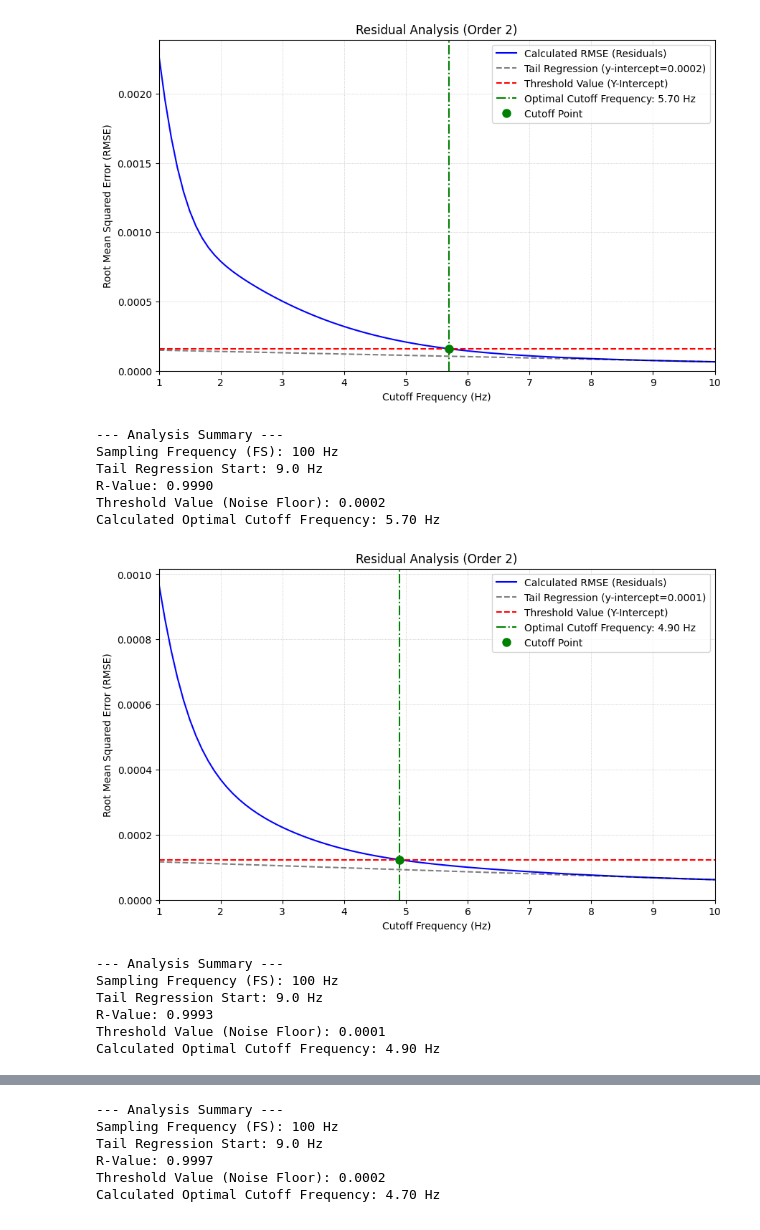
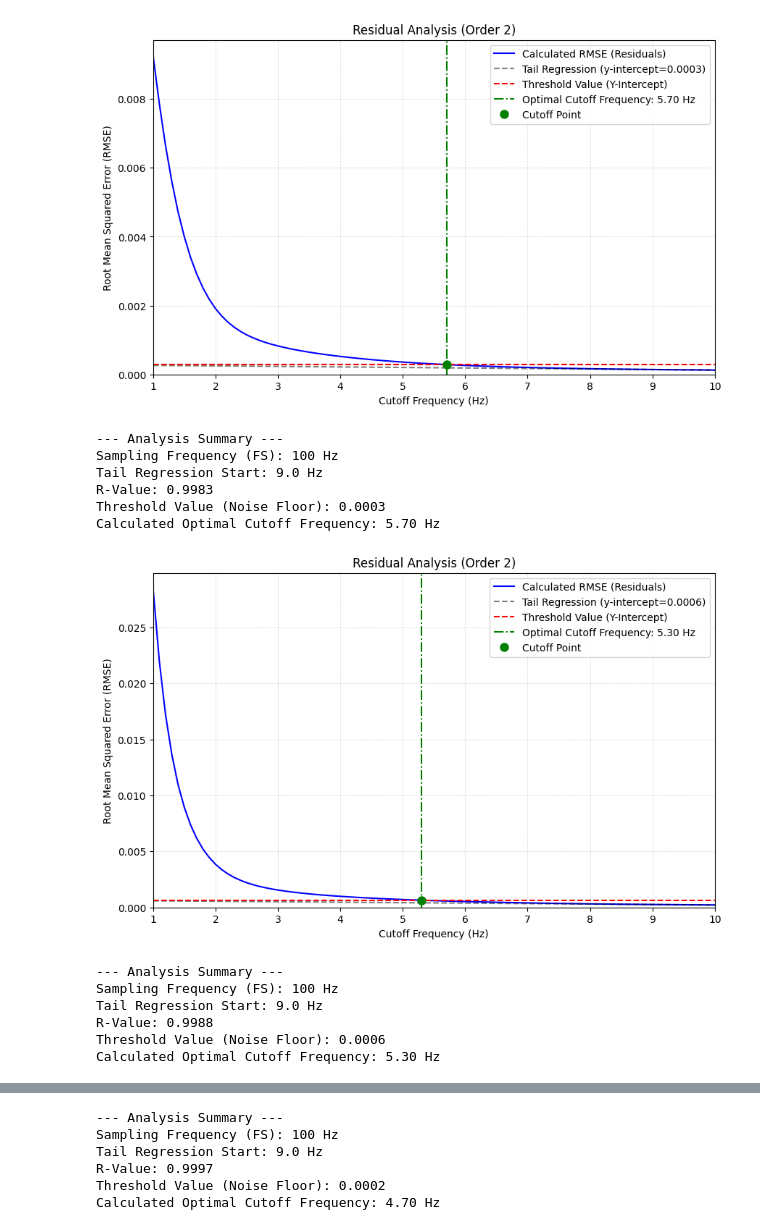
Before and after one commit to magictoene/Biomechanics, a Jupyter notebook: residualAnalysis.ipynb, the cells around one changed output, grey strips where cells are left out. Cells and saved outputs as stored; diff of their text form; code cells hidden in the pictures.

```diff
--- a/residualAnalysis.ipynb
+++ b/residualAnalysis.ipynb
@@ -37,19 +37,19 @@ FS = 100        # Sampling Frequency (Hz)
 gait_data = pd.read_csv('Trial0003_str11.tsv', delimiter='\t', header=10)
 plank_data = pd.read_csv('Trial0016_Plank_Leg_arm_raise.tsv', delimiter='\t', header=10)
 
-heel_x_plank = plank_data['17 - R_Heel X'] / 1000
-heel_z_plank = plank_data['17 - R_Heel Z'] / 1000
+ankle_x_plank = plank_data['10 - L_Ankle X'] / 1000
+ankle_z_plank = plank_data['10 - L_Ankle Z'] / 1000
 
 hip_x_plank = plank_data['14 - R_Hip X'] / 1000
 hip_z_plank = plank_data['14 - R_Hip Z'] / 1000
 
-heel_x_gait = gait_data['17 - R_Heel X'] / 1000
-heel_z_gait = gait_data['17 - R_Heel Z'] / 1000
+ankle_x_gait = gait_data['10 - L_Ankle Z'] / 1000
+ankle_z_gait = gait_data['10 - L_Ankle Z'] / 1000
 
 hip_x_gait = gait_data['14 - R_Hip X'] / 1000
 hip_z_gait = gait_data['14 - R_Hip Z'] / 1000
 
-data = [heel_x_plank, heel_z_plank, hip_x_plank, hip_z_plank, heel_x_gait, heel_z_gait, hip_x_gait, hip_z_gait]
+data = [ankle_x_plank, ankle_z_plank, hip_x_plank, hip_z_plank, ankle_x_gait, ankle_z_gait, hip_x_gait, hip_z_gait]
 
 
 for element in data:
@@ -115,43 +115,43 @@ for element in data:
     plt.plot(cutoff_frequencies, tail_fit_line, 'k--', alpha=0.5, label=f'Tail Regression (y-intercept={threshold_value:.4f})')
 
     # Plot the Threshold Value (Red Dashed Line)
     plt.axhline(threshold_value, color='r', linestyle='--', label=f'Threshold Value (Y-Intercept)')
 
     # Highlight the Optimal Cutoff Frequency
     plt.axvline(fc_optimal, color='g', linestyle='-.', label=f'Optimal Cutoff Frequency: {fc_optimal:.2f} Hz')
     plt.plot(fc_optimal, fc_optimal_rmse, 'go', markersize=8, label=f'Cutoff Point')
 
     # Final plot formatting
     plt.title(f'Residual Analysis (Order {FILTER_ORDER})')
     plt.xlabel('Cutoff Frequency (Hz)')
     plt.ylabel('Root Mean Squared Error (RMSE)')
     plt.grid(True, which='both', linestyle=':', linewidth=0.5)
     plt.legend()
     plt.xlim(MIN_FREQ, MAX_FREQ)
     plt.ylim(ymin=0)
     plt.show()
 
     print(f"\n--- Analysis Summary ---")
     print(f"Sampling Frequency (FS): {FS} Hz")
     print(f"Tail Regression Start: {TAIL_REGRESSION_START_FREQ} Hz")
     print(f"R-Value: {np.abs(r_value):.4f}")
     print(f"Threshold Value (Noise Floor): {threshold_value:.4f}")
     print(f"Calculated Optimal Cutoff Frequency: {fc_optimal:.2f} Hz")
 # %% [output]
-[figure, old version]
+[figure, new version]
 --- Analysis Summary ---
 Sampling Frequency (FS): 100 Hz
 Tail Regression Start: 9.0 Hz
-R-Value: 0.9990
-Threshold Value (Noise Floor): 0.0002
+R-Value: 0.9983
+Threshold Value (Noise Floor): 0.0003
 Calculated Optimal Cutoff Frequency: 5.70 Hz
-[figure, old version]
+[figure, new version]
 --- Analysis Summary ---
 Sampling Frequency (FS): 100 Hz
 Tail Regression Start: 9.0 Hz
-R-Value: 0.9993
-Threshold Value (Noise Floor): 0.0001
-Calculated Optimal Cutoff Frequency: 4.90 Hz
+R-Value: 0.9988
+Threshold Value (Noise Floor): 0.0006
+Calculated Optimal Cutoff Frequency: 5.30 Hz
 [figure]
 --- Analysis Summary ---
 Sampling Frequency (FS): 100 Hz
```
Also changed, not shown: parts of 2 cells of this notebook, 2 other files.
